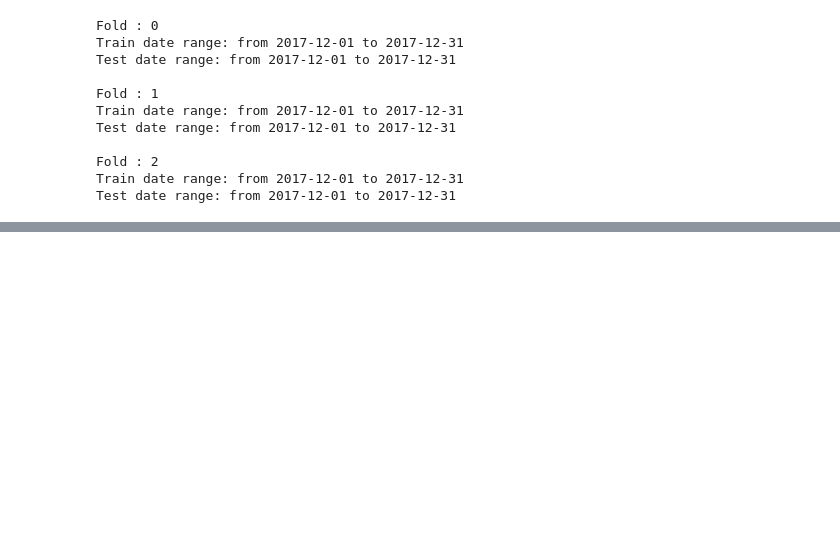
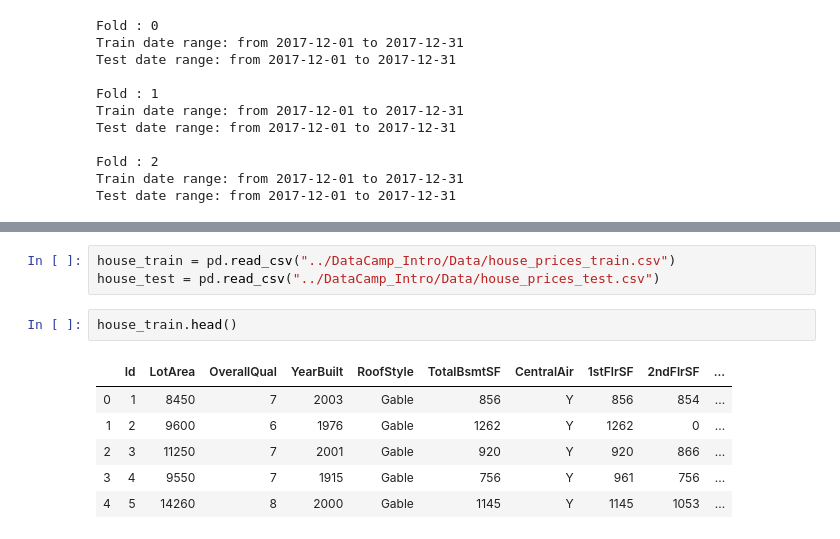
Before and after one commit to etherion-1337/Kaggle, a Jupyter notebook: DataCamp_Intro/kaggle_intro.ipynb, the cells around one changed output, grey strips where cells are left out. Drawn from its saved outputs; the diff is of its cells as text; blank space fills up the shorter version.

```diff
--- a/DataCamp_Intro/kaggle_intro.ipynb
+++ b/DataCamp_Intro/kaggle_intro.ipynb
@@ -483,0 +792,12 @@ Test date range: from 2017-12-01 to 2017-12-31
+# %%
+house_train = pd.read_csv("../DataCamp_Intro/Data/house_prices_train.csv")
+house_test = pd.read_csv("../DataCamp_Intro/Data/house_prices_test.csv")
+# %%
+house_train.head()
+# %% [output]
+|  | Id | LotArea | OverallQual | YearBuilt | RoofStyle | TotalBsmtSF | CentralAir | 1stFlrSF | 2ndFlrSF | ... |
+| 0 | 1 | 8450 | 7 | 2003 | Gable | 856 | Y | 856 | 854 | ... |
+| 1 | 2 | 9600 | 6 | 1976 | Gable | 1262 | Y | 1262 | 0 | ... |
+| 2 | 3 | 11250 | 7 | 2001 | Gable | 920 | Y | 920 | 866 | ... |
+| 3 | 4 | 9550 | 7 | 1915 | Gable | 756 | Y | 961 | 756 | ... |
+| 4 | 5 | 14260 | 8 | 2000 | Gable | 1145 | Y | 1145 | 1053 | ... |
```
Also changed, not shown: parts of 29 cells of this notebook, 2 other files.
